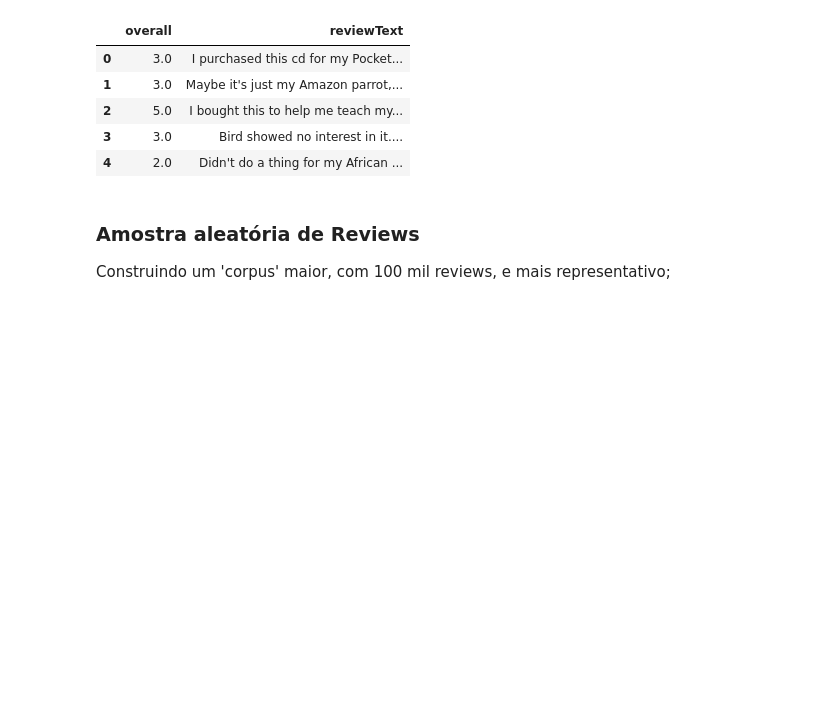
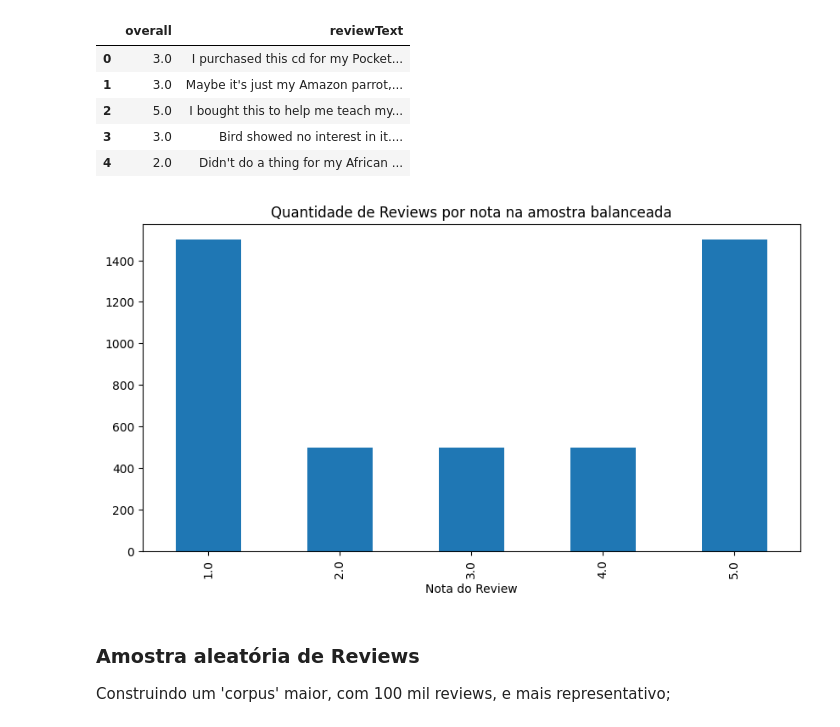
Before and after one commit to berggama/Sentiment-analysis-for-marketing, a Jupyter notebook: Criar_o_dataset.ipynb, the cells around one changed output. Drawn from its saved outputs; the diff is of its cells as text; code cells hidden in the pictures; blank space fills up the shorter version.

Commit message:
Gráficos com a distribuição de ratings

```diff
--- a/Criar_o_dataset.ipynb
+++ b/Criar_o_dataset.ipynb
@@ -159,6 +159,16 @@ reviews_sample = [df_reviews['reviewText'][i] for i in indices_sample]
 reviews_other = [df_reviews['reviewText'][i] for i in indices_other]
 
 df_under = pd.DataFrame({"rating": ratings_sample, "review": reviews_sample})
+# %%
+ax = df_under['rating'].value_counts().sort_index()\
+    .plot(kind='bar',
+          title= 'Quantidade de Reviews por nota na amostra balanceada',
+          figsize = (10,5))
+
+ax.set_xlabel('Nota do Review')
+plt.show()
+# %% [output]
+[figure, added]
 # %% [markdown]
 ### Amostra aleatória de Reviews
 Construindo um 'corpus' maior, com 100 mil reviews, e mais representativo;
```
Also changed, not shown: parts of 1 cell of this notebook.
